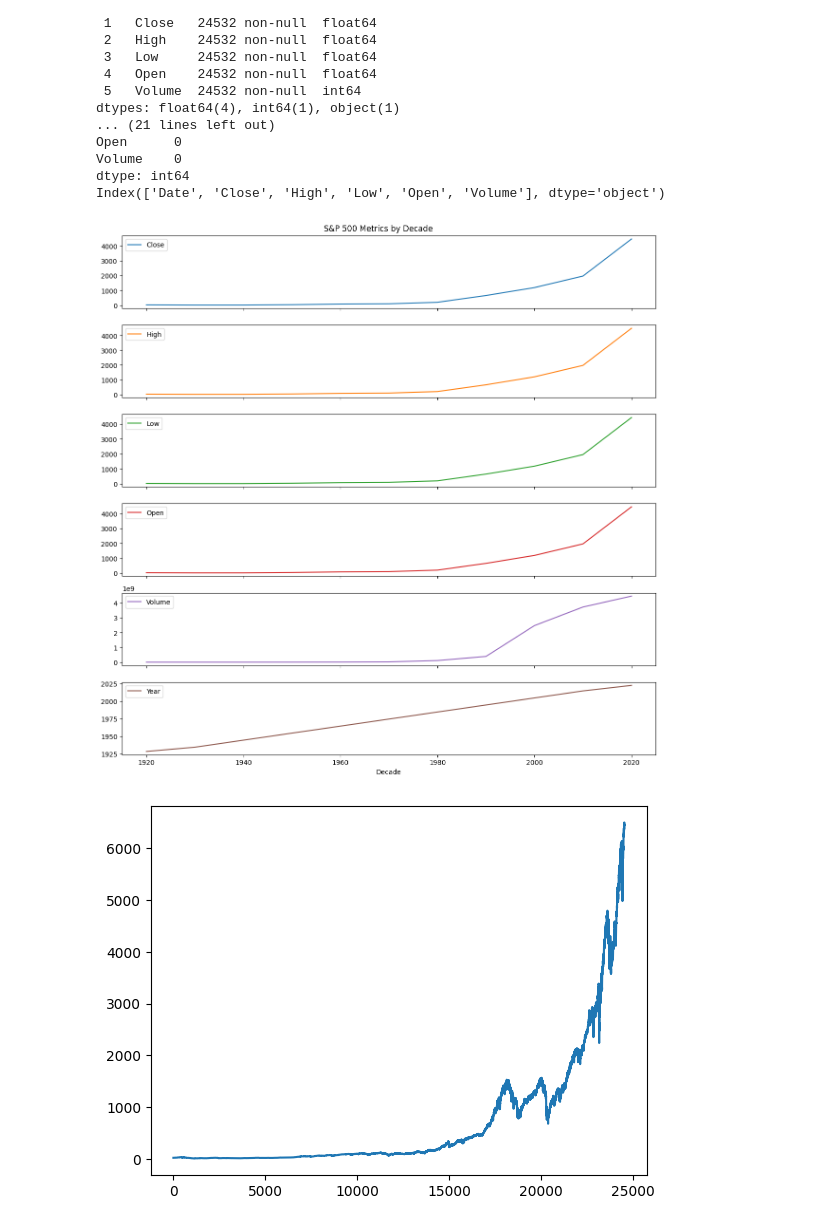
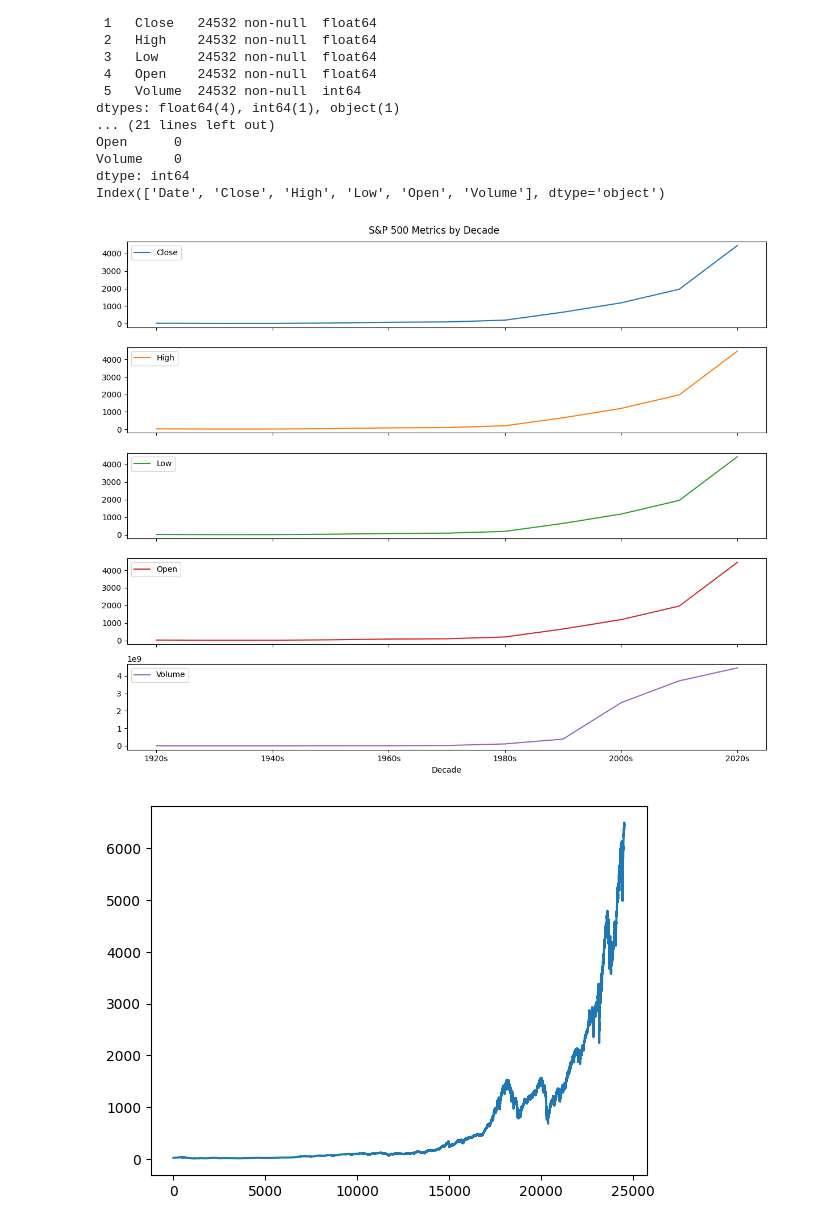
Before and after one commit to Bracckets/DataSci, a Jupyter notebook: SP500/sp500.ipynb, the cells around one changed output. Saved outputs shown, nothing was run; the diff lists cells and outputs as text; code cells hidden in the pictures.

```diff
--- a/SP500/sp500.ipynb
+++ b/SP500/sp500.ipynb
@@ -38,7 +38,7 @@ Visualized forecast errors over time.
 import pandas as pd
 
 # Load the S&P 500 dataset
-sp500 = pd.read_csv(f"{path}\\sp500.csv")
+sp500 = pd.read_csv("sp500.csv")
 
 # Display basic info
 print(sp500.info())
@@ -71,12 +71,18 @@ Volume    0
 dtype: int64
 Index(['Date', 'Close', 'High', 'Low', 'Open', 'Volume'], dtype='object')
 # %%
+import matplotlib.pyplot as plt
+
+# Convert Date to datetime and extract decade
+sp500['Date'] = pd.to_datetime(sp500['Date'])
+sp500['Decade'] = (sp500['Date'].dt.year // 10 * 10).astype(str) + 's'
+
 columns_to_plot = [col for col in sp500.columns if col not in ['Date', 'Decade']]
 grouped = sp500.groupby('Decade')[columns_to_plot].mean()
 
 grouped.plot(subplots=True, layout=(len(columns_to_plot), 1), figsize=(12, 2 * len(columns_to_plot)), title='S&P 500 Metrics by Decade')
 plt.tight_layout()
 plt.show()
 # %% [output]
-[figure, old version]
+[figure, new version]
 # %%
```
Also changed, not shown: parts of 11 cells of this notebook, 2 other files.
